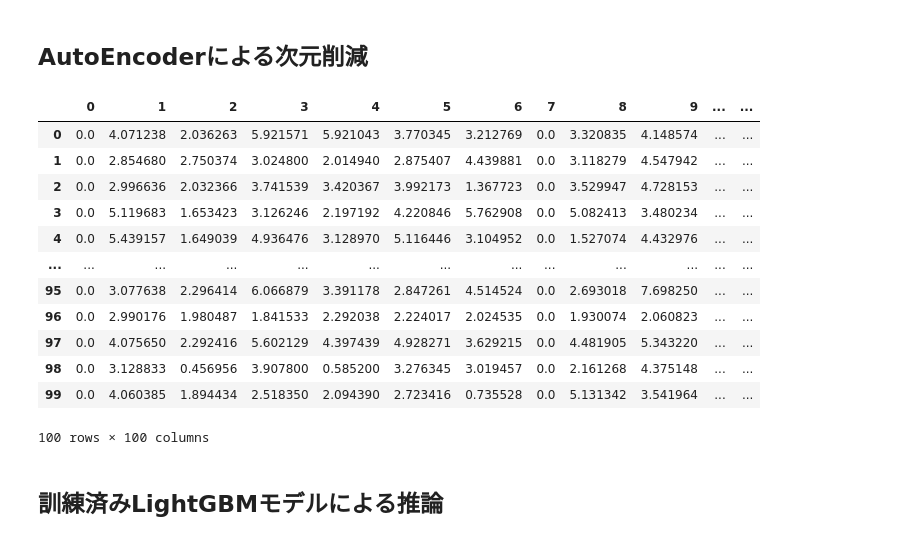
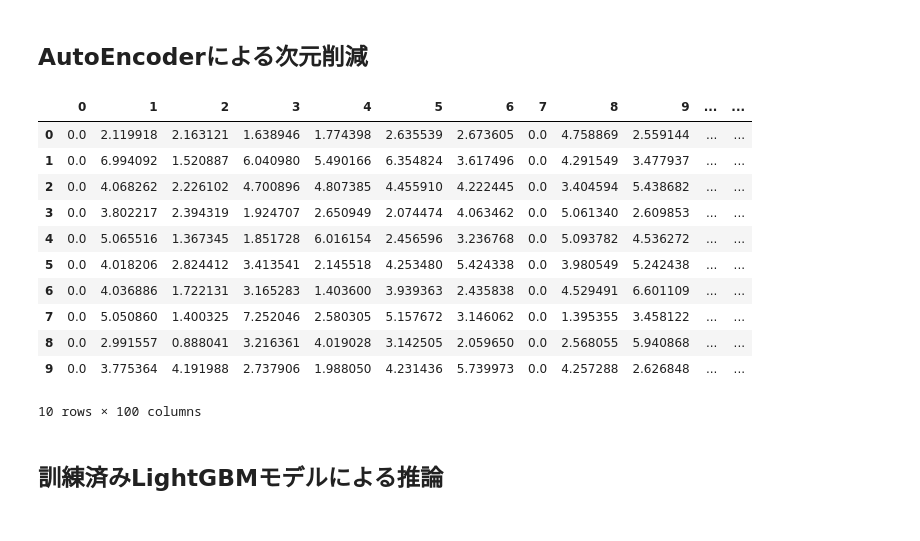
Before and after one commit to Hokoku/catheter, a Jupyter notebook: autoencoder_lgb_inference.ipynb, the cells around one changed output. Saved outputs shown, nothing was run; the diff lists cells and outputs as text; code cells hidden in the pictures.

```diff
--- a/autoencoder_lgb_inference.ipynb
+++ b/autoencoder_lgb_inference.ipynb
@@ -25,8 +24,8 @@ target_cols=['ETT - Abnormal', 'ETT - Borderline', 'ETT - Normal', 'NGT - Abnorm
 # %%
-test=pd.read_csv(dataset_dir+"sample_submission.csv")
+test=pd.read_csv(f"{CFG.dataset_dir}sample_submission.csv")
 
-if debug:
-    n_samples=100
+if CFG.debug:
+    n_samples=10
     train,test=train_test_split(test,test_size=n_samples)
 
 display(test)
@@ -47,13 +44,13 @@ display(test)
 # %% [markdown]
 ## EfficientNetB7による出力の取得
 # %%
-nn_model=load_model(models_dir+"efficientnetB7.h5")
+nn_model=load_model(f"{CFG.models_dir}efficientnetB7.h5")
 # %% [output]
 WARNING:tensorflow:No training configuration found in the save file, so the model was *not* compiled. Compile it manually.
 # %%
 pred_list=[]
-for uid in tqdm(test["StudyInstanceUID"]):
-    img_pil=image.load_img(f"{dataset_dir}test/{uid}.jpg", target_size=(256,256)) # PIL形式で画像を読み込み、リサイズ
+for uid in tqdm_notebook(test["StudyInstanceUID"]):
+    img_pil=image.load_img(f"{CFG.dataset_dir}test/{uid}.jpg", target_size=(256,256)) # PIL形式で画像を読み込み、リサイズ
     img=image.img_to_array(img_pil)
     img=np.expand_dims(img,axis=0)
     nn_pred=nn_model.predict(preprocess_input(img))
@@ -63,7 +60,7 @@ nn_pred=np.array(pred_list)
 # %% [markdown]
 ### 正規化する
 # %%
-scaler=pickle.load(open(f"{models_dir}minmaxscaler.pickle","rb"))
+scaler=pickle.load(open(f"{CFG.models_dir}minmaxscaler.pickle","rb"))
 
 input_df=pd.concat([test.reset_index(drop=True)["StudyInstanceUID"],pd.DataFrame(scaler.transform(nn_pred))],axis=1)
 display(input_df)
@@ -84,27 +80,26 @@ display(input_df)
 # %% [markdown]
 ## AutoEncoderによる次元削減
 # %%
-autoencoder=load_model(models_dir+"autoencoder_splits10")
+autoencoder=load_model(f"{CFG.models_dir}autoencoder_splits10")
 layer_name="dense_1"
 hidden_layer_model=Model(inputs=autoencoder.input,outputs=autoencoder.get_layer(layer_name).output)
 
 pred=hidden_layer_model.predict(input_df.iloc[:,1:])
 features=pd.DataFrame(pred)
 display(features)
 # %% [output]
 |  | 0 | 1 | 2 | 3 | 4 | 5 | 6 | 7 | 8 | 9 | ... | ... |
-| 0 | 0.0 | 4.071238 | 2.036263 | 5.921571 | 5.921043 | 3.770345 | 3.212769 | 0.0 | 3.320835 | 4.148574 | ... | ... |
-| 1 | 0.0 | 2.854680 | 2.750374 | 3.024800 | 2.014940 | 2.875407 | 4.439881 | 0.0 | 3.118279 | 4.547942 | ... | ... |
-| 2 | 0.0 | 2.996636 | 2.032366 | 3.741539 | 3.420367 | 3.992173 | 1.367723 | 0.0 | 3.529947 | 4.728153 | ... | ... |
-| 3 | 0.0 | 5.119683 | 1.653423 | 3.126246 | 2.197192 | 4.220846 | 5.762908 | 0.0 | 5.082413 | 3.480234 | ... | ... |
-| 4 | 0.0 | 5.439157 | 1.649039 | 4.936476 | 3.128970 | 5.116446 | 3.104952 | 0.0 | 1.527074 | 4.432976 | ... | ... |
-| ... | ... | ... | ... | ... | ... | ... | ... | ... | ... | ... | ... | ... |
-| 95 | 0.0 | 3.077638 | 2.296414 | 6.066879 | 3.391178 | 2.847261 | 4.514524 | 0.0 | 2.693018 | 7.698250 | ... | ... |
-| 96 | 0.0 | 2.990176 | 1.980487 | 1.841533 | 2.292038 | 2.224017 | 2.024535 | 0.0 | 1.930074 | 2.060823 | ... | ... |
-| 97 | 0.0 | 4.075650 | 2.292416 | 5.602129 | 4.397439 | 4.928271 | 3.629215 | 0.0 | 4.481905 | 5.343220 | ... | ... |
-| 98 | 0.0 | 3.128833 | 0.456956 | 3.907800 | 0.585200 | 3.276345 | 3.019457 | 0.0 | 2.161268 | 4.375148 | ... | ... |
-| 99 | 0.0 | 4.060385 | 1.894434 | 2.518350 | 2.094390 | 2.723416 | 0.735528 | 0.0 | 5.131342 | 3.541964 | ... | ... |
+| 0 | 0.0 | 2.119918 | 2.163121 | 1.638946 | 1.774398 | 2.635539 | 2.673605 | 0.0 | 4.758869 | 2.559144 | ... | ... |
+| 1 | 0.0 | 6.994092 | 1.520887 | 6.040980 | 5.490166 | 6.354824 | 3.617496 | 0.0 | 4.291549 | 3.477937 | ... | ... |
+| 2 | 0.0 | 4.068262 | 2.226102 | 4.700896 | 4.807385 | 4.455910 | 4.222445 | 0.0 | 3.404594 | 5.438682 | ... | ... |
+| 3 | 0.0 | 3.802217 | 2.394319 | 1.924707 | 2.650949 | 2.074474 | 4.063462 | 0.0 | 5.061340 | 2.609853 | ... | ... |
+| 4 | 0.0 | 5.065516 | 1.367345 | 1.851728 | 6.016154 | 2.456596 | 3.236768 | 0.0 | 5.093782 | 4.536272 | ... | ... |
+| 5 | 0.0 | 4.018206 | 2.824412 | 3.413541 | 2.145518 | 4.253480 | 5.424338 | 0.0 | 3.980549 | 5.242438 | ... | ... |
+| 6 | 0.0 | 4.036886 | 1.722131 | 3.165283 | 1.403600 | 3.939363 | 2.435838 | 0.0 | 4.529491 | 6.601109 | ... | ... |
+| 7 | 0.0 | 5.050860 | 1.400325 | 7.252046 | 2.580305 | 5.157672 | 3.146062 | 0.0 | 1.395355 | 3.458122 | ... | ... |
+| 8 | 0.0 | 2.991557 | 0.888041 | 3.216361 | 4.019028 | 3.142505 | 2.059650 | 0.0 | 2.568055 | 5.940868 | ... | ... |
+| 9 | 0.0 | 3.775364 | 4.191988 | 2.737906 | 1.988050 | 4.231436 | 5.739973 | 0.0 | 4.257288 | 2.626848 | ... | ... |
-100 rows × 100 columns
+10 rows × 100 columns
 # %% [markdown]
 ## 訓練済みLightGBMモデルによる推論
 # %%
```
Also changed, not shown: parts of 5 cells of this notebook, 15 other files.
